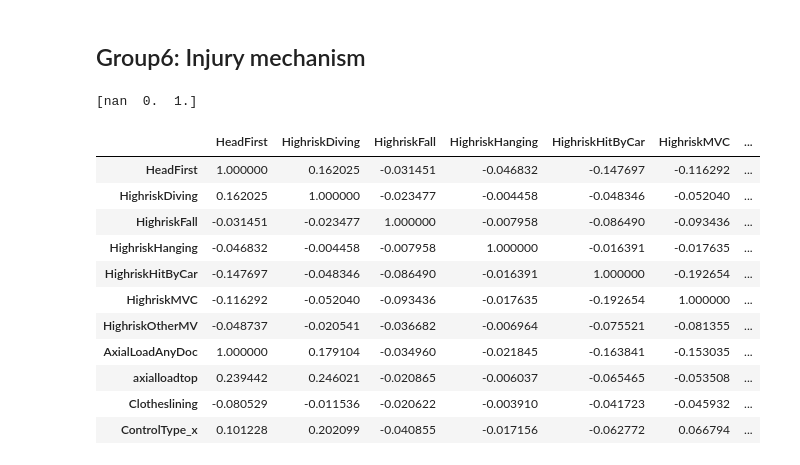
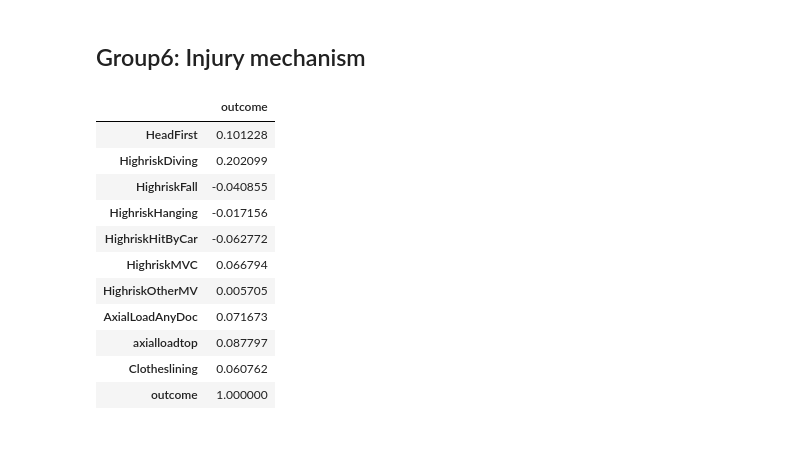
Before and after one commit to Yu-Group/clinical-rule-vetting, a Jupyter notebook: rulevetting/projects/csi_pecarn/notebooks/feature_visualization.ipynb, the cells around one changed output. Cells and saved outputs as stored; diff of their text form; code cells hidden in the pictures.

```diff
--- a/rulevetting/projects/csi_pecarn/notebooks/feature_visualization.ipynb
+++ b/rulevetting/projects/csi_pecarn/notebooks/feature_visualization.ipynb
@@ -197,24 +204,25 @@ dfs_otherpain.corr(method='pearson').style.background_gradient(cmap="Blues")
 # %%
 feat_injury= ['InjuryPrimaryMechanism', 'HeadFirst', 'HeadFirstRegion','HighriskDiving', 'HighriskFall', 'HighriskHanging', 'HighriskHitByCar', 'HighriskMVC', 'HighriskOtherMV', 'AxialLoadAnyDoc', 'axialloadtop', 'Clotheslining','ControlType_x']
 dfs_injury=dfs[0].merge(dfs[6],how='left', on=['SITE', 'CaseID', 'StudySubjectID'])
 dfs_injury=dfs_injury[feat_injury]
 dfs_injury = dfs_injury.replace(['Y', 'YES', 'A'], 1)
 dfs_injury = dfs_injury.replace(['N', 'NO'], 0)
 dfs_injury = dfs_injury.replace(['ND', 'NA'], float("NaN"))
+dfs_injury=dfs_injury.rename(columns={'ControlType_x': 'outcome'})
 # dfs_focal=dfs_focal.fillna(dfs_focal.median())
-print(pd.unique(dfs_injury['HeadFirst']))
-dfs_injury.corr(method='pearson').style.background_gradient(cmap="Blues")
+# print(pd.unique(dfs_injury['HeadFirst']))
+hide_column_injury=["HeadFirst","HighriskDiving","HighriskFall","HighriskHanging","HighriskHitByCar","HighriskMVC","HighriskOtherMV","AxialLoadAnyDoc","axialloadtop","Clotheslining"]
+dfs_injury.corr(method='pearson').style.background_gradient(cmap="Blues").hide_columns(hide_column_injury)
 # %% [output]
-[nan  0.  1.]
-|  | HeadFirst | HighriskDiving | HighriskFall | HighriskHanging | HighriskHitByCar | HighriskMVC | ... |
-| HeadFirst | 1.000000 | 0.162025 | -0.031451 | -0.046832 | -0.147697 | -0.116292 | ... |
-| HighriskDiving | 0.162025 | 1.000000 | -0.023477 | -0.004458 | -0.048346 | -0.052040 | ... |
-| HighriskFall | -0.031451 | -0.023477 | 1.000000 | -0.007958 | -0.086490 | -0.093436 | ... |
-| HighriskHanging | -0.046832 | -0.004458 | -0.007958 | 1.000000 | -0.016391 | -0.017635 | ... |
-| HighriskHitByCar | -0.147697 | -0.048346 | -0.086490 | -0.016391 | 1.000000 | -0.192654 | ... |
-| HighriskMVC | -0.116292 | -0.052040 | -0.093436 | -0.017635 | -0.192654 | 1.000000 | ... |
-| HighriskOtherMV | -0.048737 | -0.020541 | -0.036682 | -0.006964 | -0.075521 | -0.081355 | ... |
-| AxialLoadAnyDoc | 1.000000 | 0.179104 | -0.034960 | -0.021845 | -0.163841 | -0.153035 | ... |
-| axialloadtop | 0.239442 | 0.246021 | -0.020865 | -0.006037 | -0.065465 | -0.053508 | ... |
-| Clotheslining | -0.080529 | -0.011536 | -0.020622 | -0.003910 | -0.041723 | -0.045932 | ... |
-| ControlType_x | 0.101228 | 0.202099 | -0.040855 | -0.017156 | -0.062772 | 0.066794 | ... |
+|  | outcome |
+| HeadFirst | 0.101228 |
+| HighriskDiving | 0.202099 |
+| HighriskFall | -0.040855 |
+| HighriskHanging | -0.017156 |
+| HighriskHitByCar | -0.062772 |
+| HighriskMVC | 0.066794 |
+| HighriskOtherMV | 0.005705 |
+| AxialLoadAnyDoc | 0.071673 |
+| axialloadtop | 0.087797 |
+| Clotheslining | 0.060762 |
+| outcome | 1.000000 |
```
Also changed, not shown: parts of 5 cells of this notebook, 2 other files.
